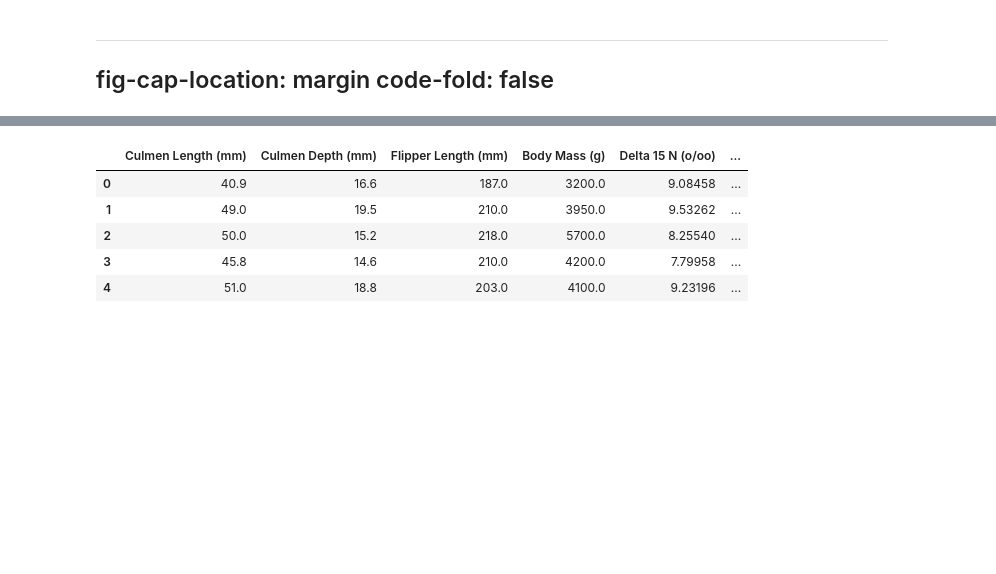
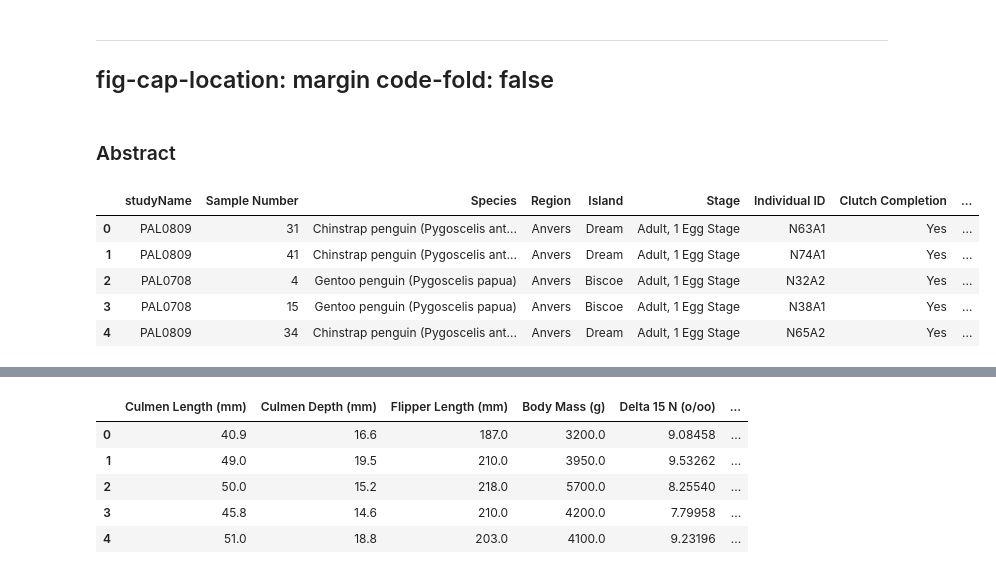
Before and after one commit to EpicET/EpicET.github.io, a Jupyter notebook: posts/blog1/index.ipynb, the cells around one changed output, grey strips where cells are left out. Cells and saved outputs as stored; diff of their text form; code cells hidden in the pictures; blank space fills up the shorter version.

```diff
--- a/posts/blog1/index.ipynb
+++ b/posts/blog1/index.ipynb
@@ -12,6 +12,8 @@ format: html
 fig-cap-location: margin
 code-fold: false
 ---
+# %% [markdown]
+### Abstract
 # %%
 import pandas as pd
 
@@ -19,2 +20,11 @@ import pandas as pd
 train_url = "https://raw.githubusercontent.com/PhilChodrow/ml-notes/main/data/palmer-penguins/train.csv"
 train = pd.read_csv(train_url)
+# %%
+train.head()
+# %% [output]
+|  | studyName | Sample Number | Species | Region | Island | Stage | Individual ID | Clutch Completion | ... |
+| 0 | PAL0809 | 31 | Chinstrap penguin (Pygoscelis ant... | Anvers | Dream | Adult, 1 Egg Stage | N63A1 | Yes | ... |
+| 1 | PAL0809 | 41 | Chinstrap penguin (Pygoscelis ant... | Anvers | Dream | Adult, 1 Egg Stage | N74A1 | Yes | ... |
+| 2 | PAL0708 | 4 | Gentoo penguin (Pygoscelis papua) | Anvers | Biscoe | Adult, 1 Egg Stage | N32A2 | Yes | ... |
+| 3 | PAL0708 | 15 | Gentoo penguin (Pygoscelis papua) | Anvers | Biscoe | Adult, 1 Egg Stage | N38A1 | Yes | ... |
+| 4 | PAL0809 | 34 | Chinstrap penguin (Pygoscelis ant... | Anvers | Dream | Adult, 1 Egg Stage | N65A2 | Yes | ... |
```
Also changed, not shown: parts of 26 cells of this notebook.
